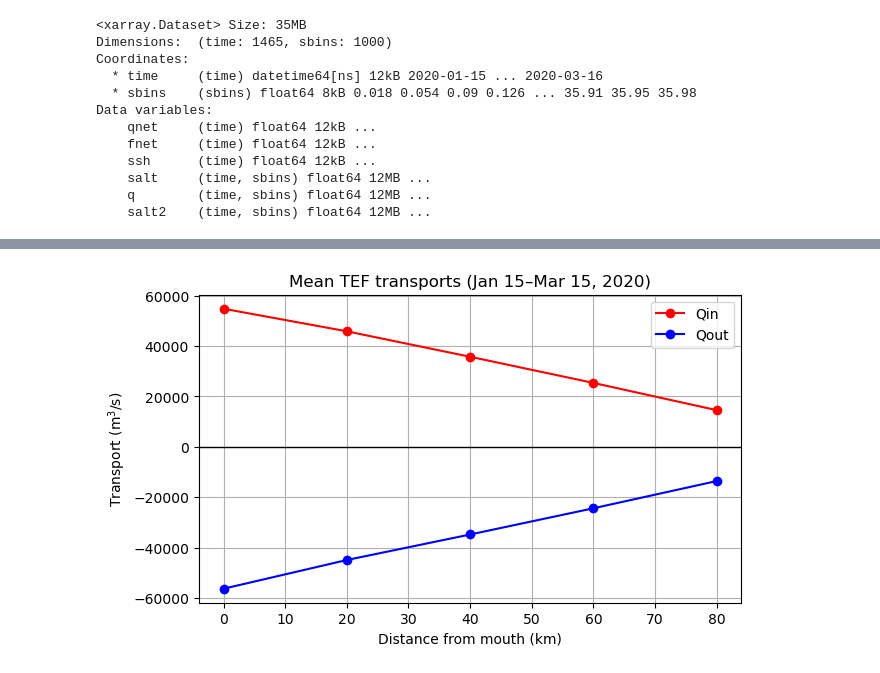
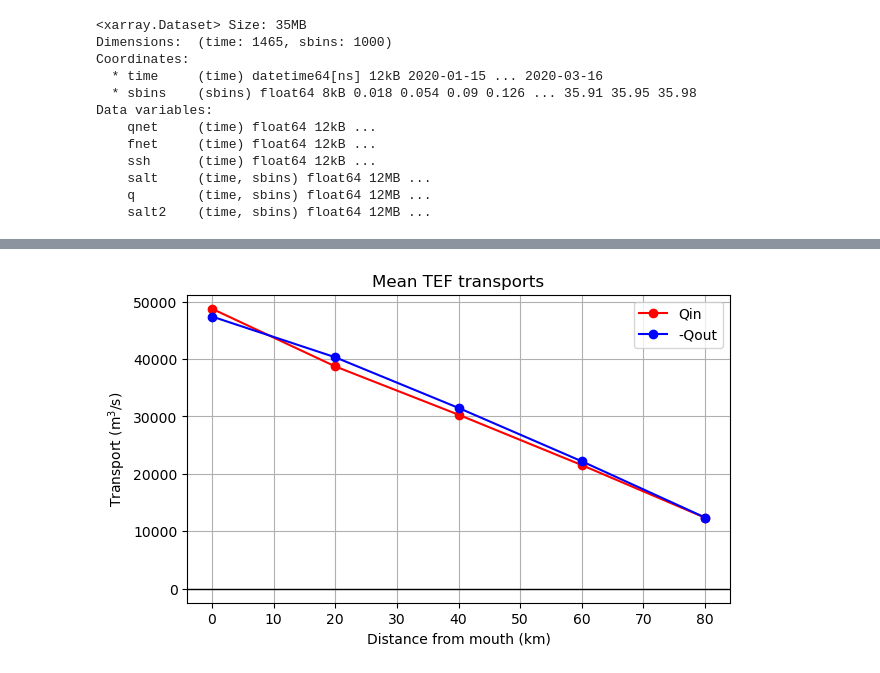
Before and after one commit to tiabottger/LO_user, a Jupyter notebook: plotting/TB_ae0_tef_alongestuary.ipynb, the cells around one changed output, grey strips where cells are left out. Drawn from its saved outputs; the diff is of its cells as text; code cells hidden in the pictures.

```diff
--- a/plotting/TB_ae0_tef_alongestuary.ipynb
+++ b/plotting/TB_ae0_tef_alongestuary.ipynb
@@ -28,3 +107,27 @@ Data variables:
+# %%
+def subset_spring(ds):
+    t_end = ds.time.max().values
+    t_start = t_end - np.timedelta64(14, 'D')
+    t_final = t_end - np.timedelta64(7, 'D')
+    return ds.sel(time=slice(t_start, t_final))
+# %%
+ds_processed_mouth = subset_spring_neap(ds_processed_mouth)
+ds_processed_1    = subset_spring_neap(ds_processed_1)
+ds_processed_2    = subset_spring_neap(ds_processed_2)
+ds_processed_3    = subset_spring_neap(ds_processed_3)
+ds_processed_4    = subset_spring_neap(ds_processed_4)
+# %%
+ds_processed_mouth = subset_neap(ds_processed_mouth)
+ds_processed_1    = subset_neap(ds_processed_1)
+ds_processed_2    = subset_neap(ds_processed_2)
+ds_processed_3    = subset_neap(ds_processed_3)
+ds_processed_4    = subset_neap(ds_processed_4)
+# %%
+ds_processed_mouth = subset_spring(ds_processed_mouth)
+ds_processed_1    = subset_spring(ds_processed_1)
+ds_processed_2    = subset_spring(ds_processed_2)
+ds_processed_3    = subset_spring(ds_processed_3)
+ds_processed_4    = subset_spring(ds_processed_4)
 # %%
 def calc_Qin_Qout(ds):
     q = ds['q'].values   # (time, sbins)
@@ -57,33 +178,33 @@ Qin_list = []
 Qout_list = []
 
 for name, ds in sections.items():
     Qin_mean, Qout_mean = calc_Qin_Qout(ds)
 
     dist_list.append(dist_km[name])
     Qin_list.append(Qin_mean)
     Qout_list.append(Qout_mean)
 
 # sort by distance
 dist_list = np.array(dist_list)
 Qin_list = np.array(Qin_list)
 Qout_list = np.array(Qout_list)
 
 ii = np.argsort(dist_list)
 dist_list = dist_list[ii]
 Qin_list = Qin_list[ii]
 Qout_list = Qout_list[ii]
 
 # --- plot ---
 plt.figure(figsize=(7,4))
 plt.plot(dist_list, Qin_list, '-o', label='Qin', color='red')
-plt.plot(dist_list, Qout_list, '-o', label='Qout', color='blue')
+plt.plot(dist_list, -Qout_list, '-o', label='-Qout', color='blue')
 
 plt.axhline(0, color='k', lw=1)
 plt.xlabel('Distance from mouth (km)')
 plt.ylabel('Transport (m$^3$/s)')
-plt.title('Mean TEF transports (Jan 15–Mar 15, 2020)')
+plt.title('Mean TEF transports')
 plt.grid(True)
 plt.legend()
 plt.show()
 # %% [output]
-[figure, old version]
+[figure, new version]
```
Also changed, not shown: parts of 13 cells of this notebook, 24 other files.
